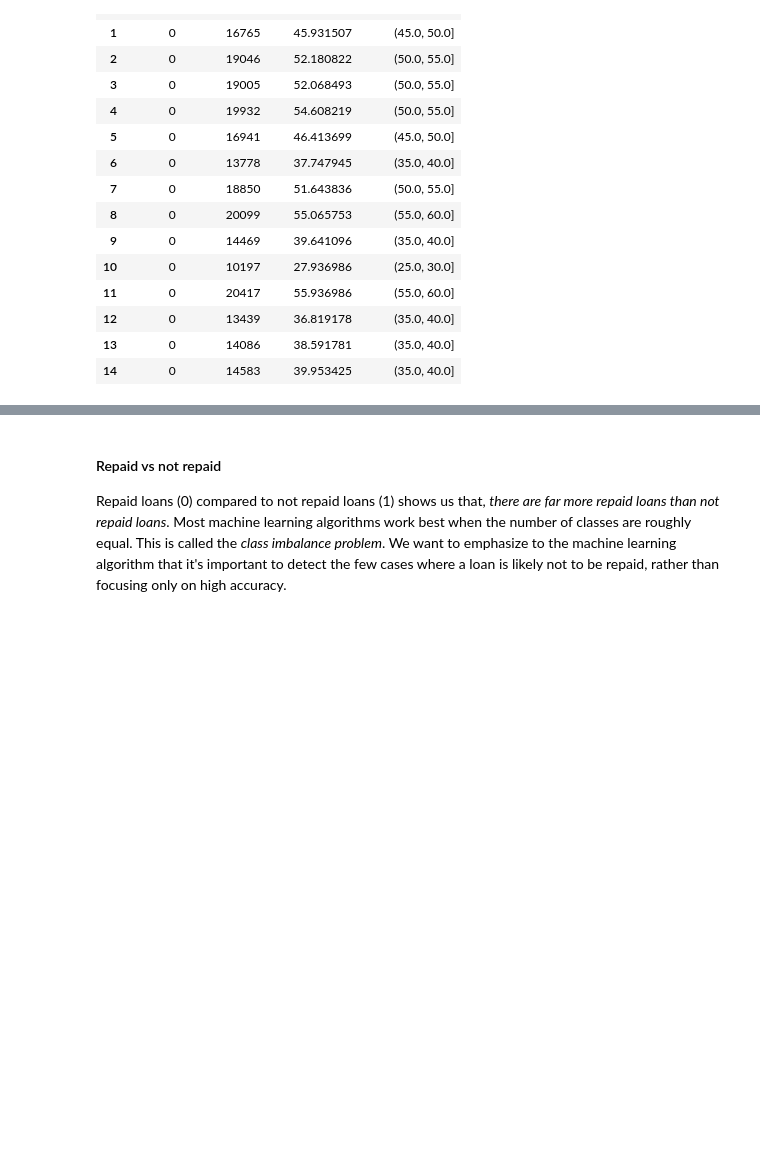
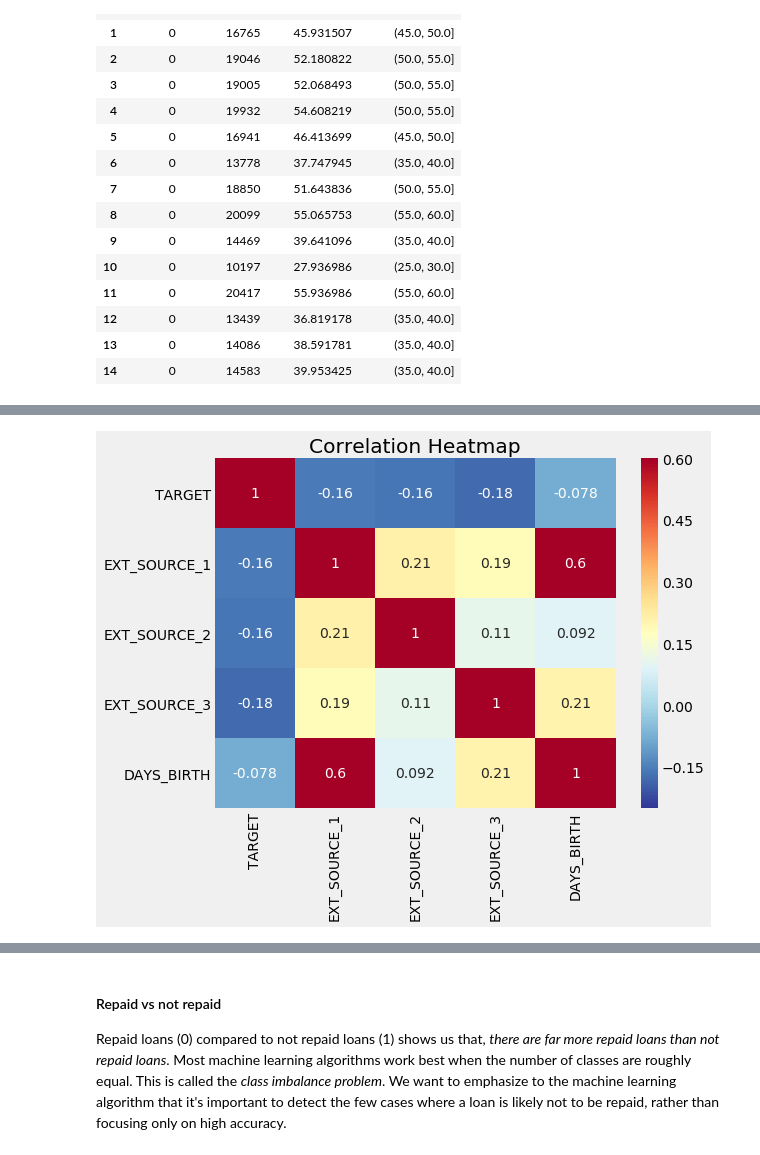
Before and after one commit to adrsolheim/notebooks, a Jupyter notebook: home-credit-default-risk/home_credit_default_risk.ipynb, the cells around one changed output, grey strips where cells are left out. Saved outputs shown, nothing was run; the diff lists cells and outputs as text; code cells hidden in the pictures; blank space fills up the shorter version.

Commit message:
scatter matrix, first model not started

```diff
--- a/home-credit-default-risk/home_credit_default_risk.ipynb
+++ b/home-credit-default-risk/home_credit_default_risk.ipynb
@@ -541,0 +548,5 @@ Text(0.5,1,'Failure to Repay by Age Group')
+# %%
+# Each row shows the correlation between one feature and the rest
+top_features = train_set[['TARGET', 'EXT_SOURCE_1', 'EXT_SOURCE_2', 'EXT_SOURCE_3', 'DAYS_BIRTH']]
+top_features_corrs = top_features.corr()
+top_features_corrs
@@ -541,0 +560,9 @@ Text(0.5,1,'Failure to Repay by Age Group')
+# %%
+# A heatmap can present the data even clearer
+plt.figure(figsize = (8, 6))
+
+# Heatmap of correlations
+sns.heatmap(top_features_corrs, cmap = plt.cm.RdYlBu_r, vmin = -0.25, annot = True, vmax = 0.6)
+plt.title('Correlation Heatmap');
+# %% [output]
+[figure, added]
```
Also changed, not shown: parts of 27 cells of this notebook.
